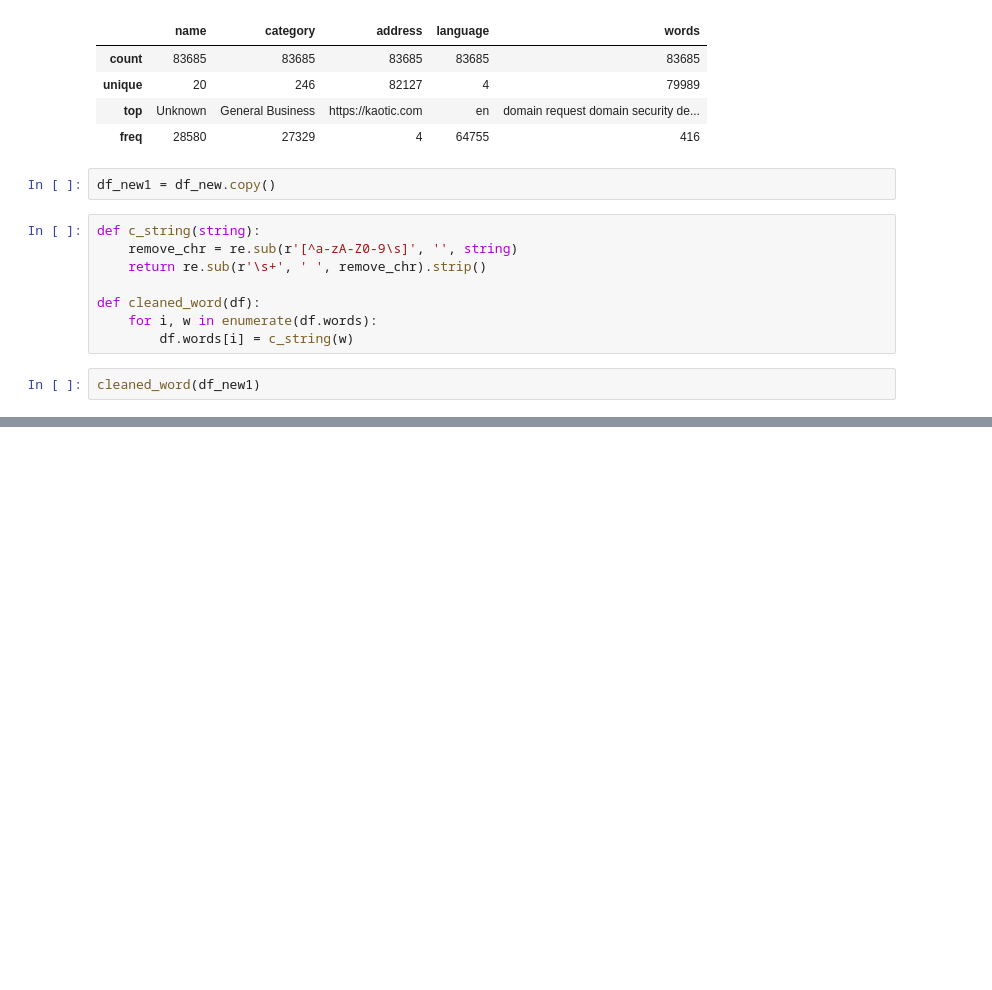
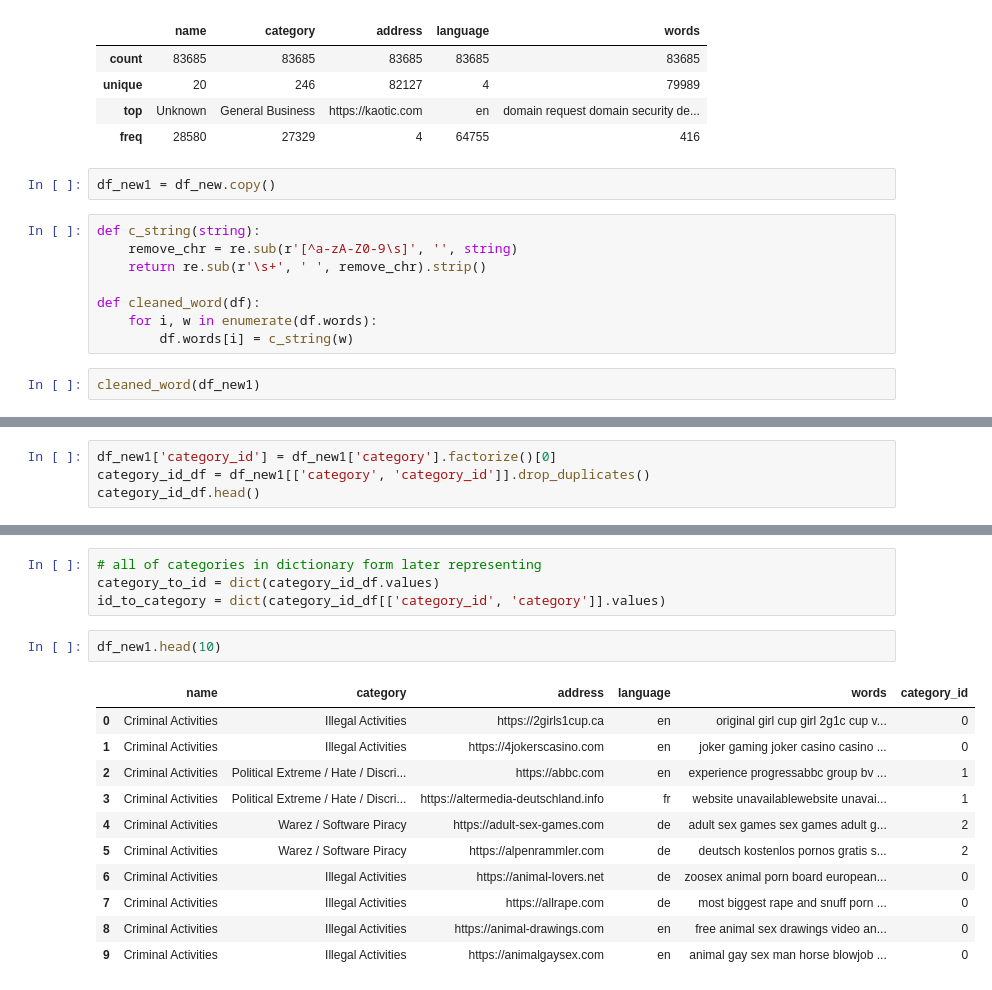
Before and after one commit to Steve2404/Praktikum, a Jupyter notebook: Projekt/klassification.ipynb, the cells around one changed output, grey strips where cells are left out. Saved outputs shown, nothing was run; the diff lists cells and outputs as text; blank space fills up the shorter version.

```diff
--- a/Projekt/klassification.ipynb
+++ b/Projekt/klassification.ipynb
@@ -59,0 +69,4 @@ cleaned_word(df_new1)
+# %%
+df_new1['category_id'] = df_new1['category'].factorize()[0]
+category_id_df = df_new1[['category', 'category_id']].drop_duplicates()
+category_id_df.head()
@@ -59,0 +80,18 @@ cleaned_word(df_new1)
+# %%
+# all of categories in dictionary form later representing
+category_to_id = dict(category_id_df.values)
+id_to_category = dict(category_id_df[['category_id', 'category']].values)
+# %%
+df_new1.head(10)
+# %% [output]
+|  | name | category | address | language | words | category_id |
+| 0 | Criminal Activities | Illegal Activities | https://2girls1cup.ca | en | original girl cup girl 2g1c cup v... | 0 |
+| 1 | Criminal Activities | Illegal Activities | https://4jokerscasino.com | en | joker gaming joker casino casino ... | 0 |
+| 2 | Criminal Activities | Political Extreme / Hate / Discri... | https://abbc.com | en | experience progressabbc group bv ... | 1 |
+| 3 | Criminal Activities | Political Extreme / Hate / Discri... | https://altermedia-deutschland.info | fr | website unavailablewebsite unavai... | 1 |
+| 4 | Criminal Activities | Warez / Software Piracy | https://adult-sex-games.com | de | adult sex games sex games adult g... | 2 |
+| 5 | Criminal Activities | Warez / Software Piracy | https://alpenrammler.com | de | deutsch kostenlos pornos gratis s... | 2 |
+| 6 | Criminal Activities | Illegal Activities | https://animal-lovers.net | de | zoosex animal porn board european... | 0 |
+| 7 | Criminal Activities | Illegal Activities | https://allrape.com | de | most biggest rape and snuff porn ... | 0 |
+| 8 | Criminal Activities | Illegal Activities | https://animal-drawings.com | en | free animal sex drawings video an... | 0 |
+| 9 | Criminal Activities | Illegal Activities | https://animalgaysex.com | en | animal gay sex man horse blowjob ... | 0 |
```
Also changed, not shown: parts of 6 cells of this notebook, 2 other files.
